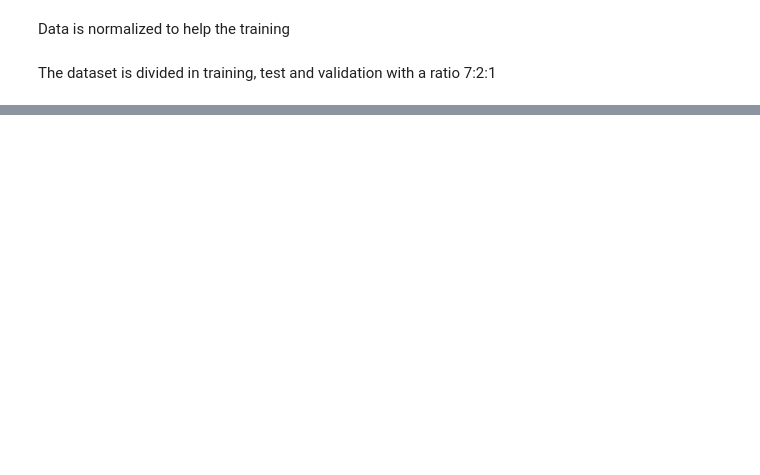
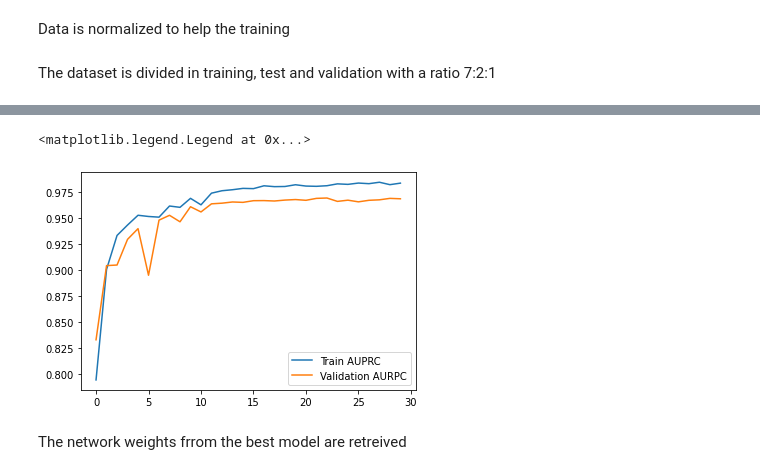
Before and after one commit to elisasanzani/Software_and_Computing_Project, a Jupyter notebook: PNet_RMC_main.ipynb, the cells around one changed output, grey strips where cells are left out. Drawn from its saved outputs; the diff is of its cells as text; code cells hidden in the pictures; blank space fills up the shorter version.

```diff
--- a/PNet_RMC_main.ipynb
+++ b/PNet_RMC_main.ipynb
@@ -173,0 +306,10 @@ The custom model is imported from the GitHub repo (working on it)
+# %%
+#Train and validation AUPRC
+plt.plot(history.history['auc'], label="Train AUPRC")
+plt.plot(history.history['val_auc'], label="Validation AURPC")
+plt.legend()
+# %% [output]
+<matplotlib.legend.Legend at 0x...>
+[figure, added]
+# %% [markdown]
+The network weights frrom the best model are retreived
```
Also changed, not shown: parts of 25 cells of this notebook.
